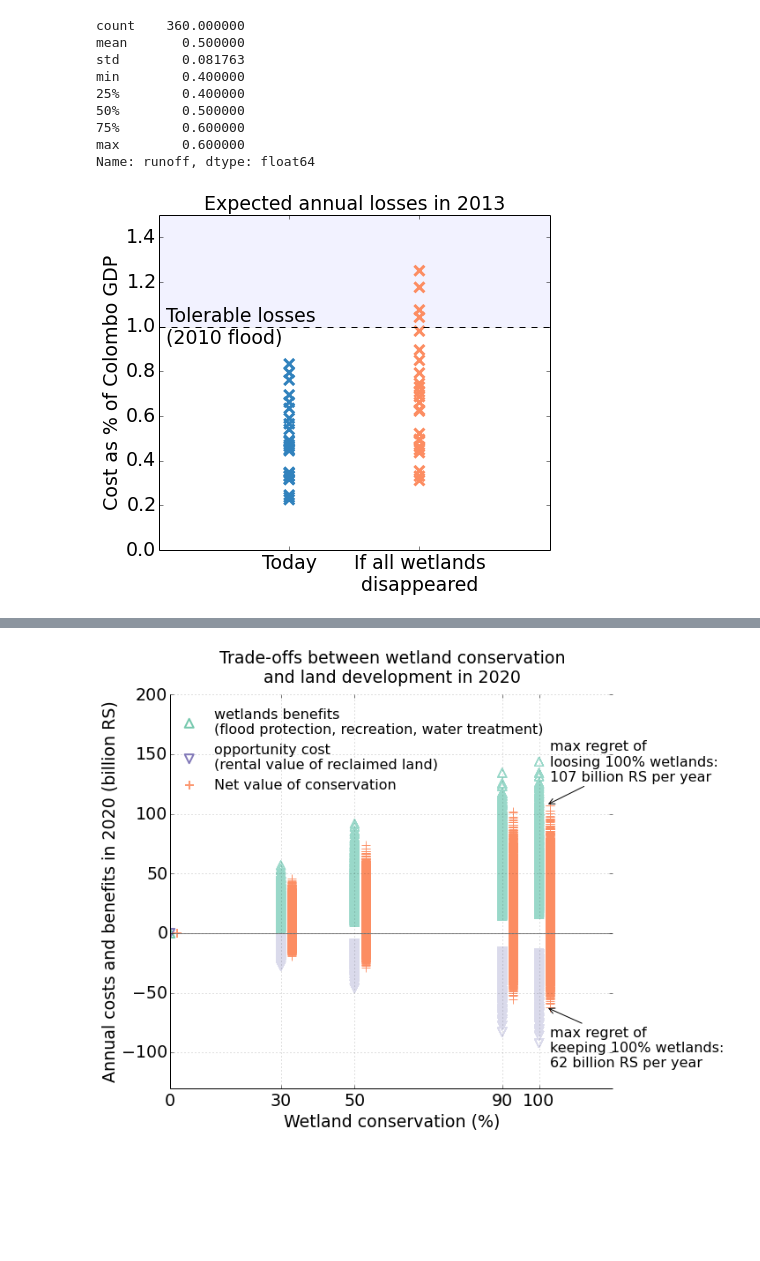
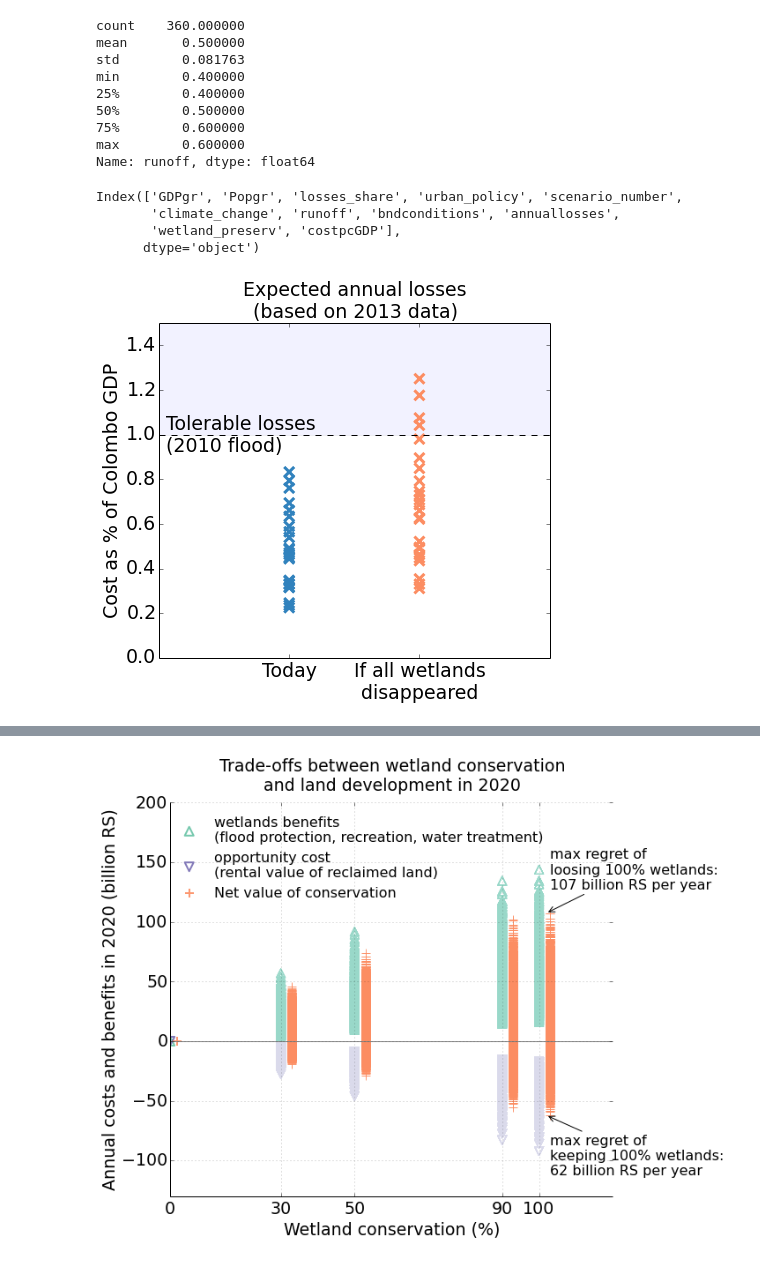
Before and after one commit to julierozz/create_files_for_mike11, a Jupyter notebook: wetland_vs_lake_vs_land-reverse-today.ipynb, the cells around one changed output, grey strips where cells are left out. Drawn from its saved outputs; the diff is of its cells as text; code cells hidden in the pictures; blank space fills up the shorter version.

```diff
--- a/wetland_vs_lake_vs_land-reverse-today.ipynb
+++ b/wetland_vs_lake_vs_land-reverse-today.ipynb
@@ -57,6 +65,13 @@ min        0.400000
 75%        0.600000
 max        0.600000
 Name: runoff, dtype: float64
+# %%
+losses.columns
+# %% [output]
+Index(['GDPgr', 'Popgr', 'losses_share', 'urban_policy', 'scenario_number',
+       'climate_change', 'runoff', 'bndconditions', 'annuallosses',
+       'wetland_preserv', 'costpcGDP'],
+      dtype='object')
 # %%
 font = {'family' : 'Bitstream Vera Sans',
         'weight' : 'normal',
@@ -64,35 +79,35 @@ font = {'family' : 'Bitstream Vera Sans',
 plt.rc('font', **font)
 plt.figure(figsize=(7,6))
 
 ax=plt.subplot(111)
 
 ax.fill_between([0,3], 1, 3,facecolor='blue',alpha=0.05)
 
 select = (losses.wetland_preserv==100)&(losses.climate_change==0)
 y1=100*losses.ix[select,"costpcGDP"]/0.65
 plt.scatter([1]*len(y1),y1,marker='x',facecolors='none',edgecolors='#3182bd',linewidth='3',s=100,alpha=1)
 select2 = (losses.wetland_preserv==0)&(losses.climate_change==0)
 y2=100*losses.ix[select2,"costpcGDP"]/0.65
 plt.scatter([2]*len(y2),y2,marker='x',facecolors='none',edgecolors='#fc8d62',linewidth='3',s=100,alpha=1)
 
 plt.xticks([1,2])
 aa = ["Today", "If all wetlands\ndisappeared"]
 ax.set_xticklabels(aa)
 
 plt.plot([0,3],[1]*2,color="black",linestyle='--')
 plt.annotate('Tolerable losses\n(2010 flood)', xy=(0.05, 0.925))
 
 
-plt.title("Expected annual losses in 2013",fontsize=19)
+plt.title("Expected annual losses\n(based on 2013 data)",fontsize=19)
 
 plt.ylabel("Cost as % of Colombo GDP")
 
 ax.set_xlim([0,3])
 ax.set_ylim([0.,1.5])
 
 plt.savefig("ppt/expected_losses_today.png",bbox_inches="tight",dpi=400)
 # %% [output]
-[figure, old version]
+[figure, new version]
 # %%
 from lib_for_prim import *
 # %%
```
Also changed, not shown: parts of 12 cells of this notebook.
